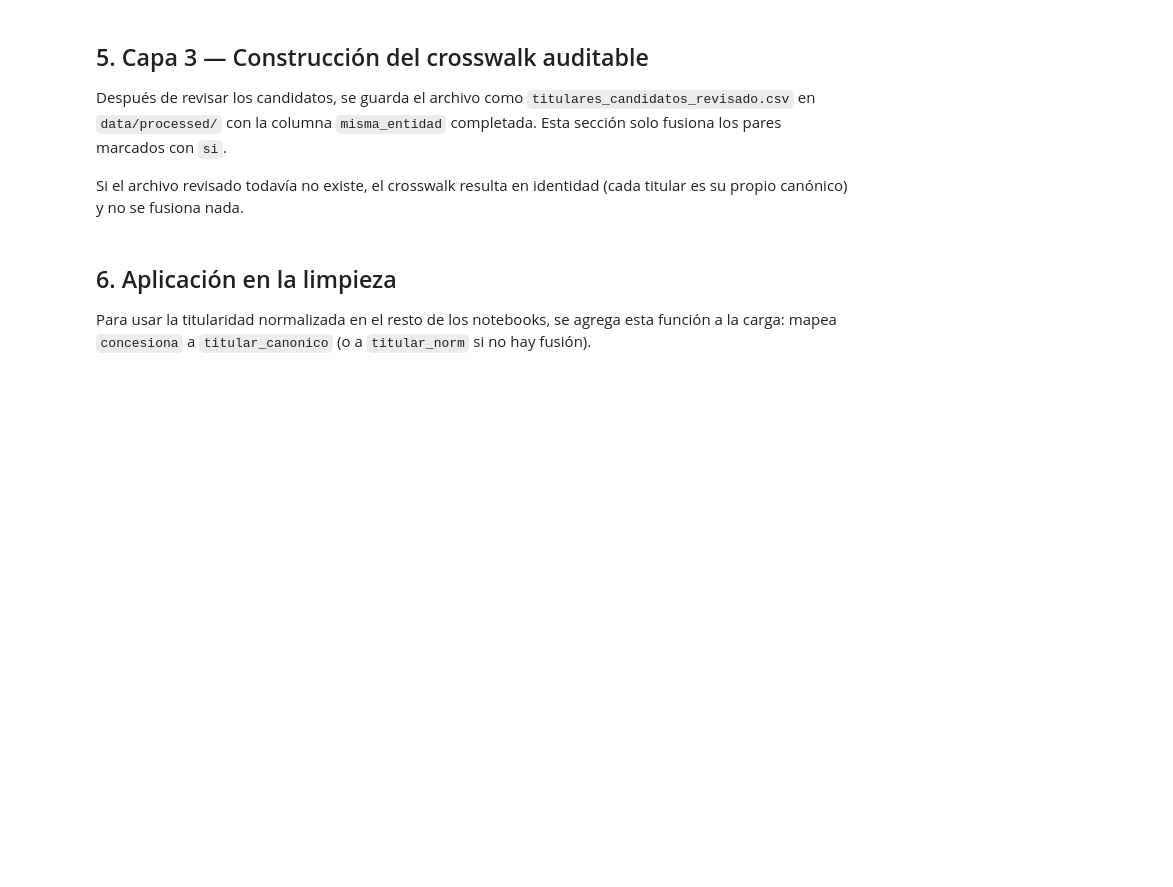
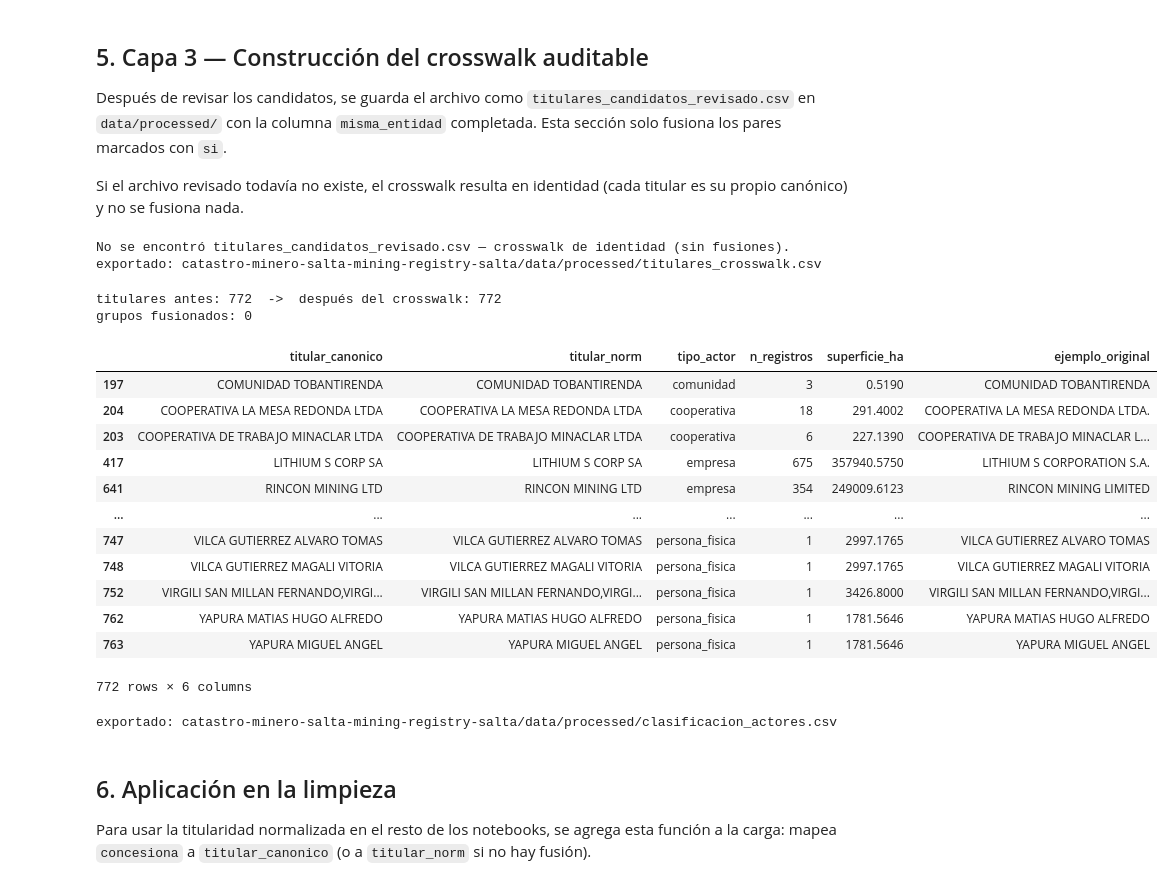
Before and after one commit to Camilamop/catastro-minero-salta-mining-registry-salta, a Jupyter notebook: notebooks/02_Normalizacion_Titulares.ipynb, the cells around one changed output. Cells and saved outputs as stored; diff of their text form; code cells hidden in the pictures; blank space fills up the shorter version.

Commit message:
actores2

```diff
--- a/notebooks/02_Normalizacion_Titulares.ipynb
+++ b/notebooks/02_Normalizacion_Titulares.ipynb
@@ -132,6 +142,12 @@ def tipo_actor(s):
     if pd.isna(s) or s == '':
         return 'sin_dato'
     subs = [x for x in str(s).split(',') if x]
+    if any(p.startswith('MUNICIPALIDAD') or p.startswith('SECRETARIA') for p in subs):
+        return 'gubernamental'
+    if any('COMUNIDAD' in p for p in subs):
+        return 'comunidad'
+    if any('COOPERATIVA' in p for p in subs):
+        return 'cooperativa'
     flags = [any(tok in FORMAS_SET for tok in sub.split()) for sub in subs]
     if all(flags):
         return 'empresa'
@@ -279,6 +322,9 @@ crosswalk = pd.DataFrame(filas)
 ruta_cw = PROCESSED / "titulares_crosswalk.csv"
 crosswalk.to_csv(ruta_cw, index=False, encoding='utf-8-sig')
 print("exportado:", ruta_cw)
+# %% [output]
+No se encontró titulares_candidatos_revisado.csv — crosswalk de identidad (sin fusiones).
+exportado: catastro-minero-salta-mining-registry-salta/data/processed/titulares_crosswalk.csv
 # %%
 #@title
 # Auditoría: qué se fusiona en qué
@@ -294,6 +340,44 @@ for miembros in fusionados.values():
         if m != canonico:
             print(f"   <- {m}")
     print()
+# %% [output]
+titulares antes: 772  ->  después del crosswalk: 772
+grupos fusionados: 0
+# %%
+#@title
+# Exportar clasificación de actores
+
+mapa_canonico = dict(zip(crosswalk['titular_norm'], crosswalk['titular_canonico']))
+
+clasificacion = titulares[['titular_norm', 'tipo_actor', 'n_registros',
+                           'superficie_ha', 'ejemplo_original']].copy()
+clasificacion['titular_canonico'] = (clasificacion['titular_norm']
+                                     .map(mapa_canonico).fillna(clasificacion['titular_norm']))
+clasificacion = clasificacion[['titular_canonico', 'titular_norm', 'tipo_actor',
+                               'n_registros', 'superficie_ha', 'ejemplo_original']]
+clasificacion = clasificacion.sort_values(['tipo_actor', 'n_registros'],
+                                          ascending=[True, False])
+
+display(clasificacion)
+
+ruta_clasif = PROCESSED / "clasificacion_actores.csv"
+clasificacion.to_csv(ruta_clasif, index=False, encoding='utf-8-sig')
+print("exportado:", ruta_clasif)
+# %% [output]
+|  | titular_canonico | titular_norm | tipo_actor | n_registros | superficie_ha | ejemplo_original |
+| 197 | COMUNIDAD TOBANTIRENDA | COMUNIDAD TOBANTIRENDA | comunidad | 3 | 0.5190 | COMUNIDAD TOBANTIRENDA |
+| 204 | COOPERATIVA LA MESA REDONDA LTDA | COOPERATIVA LA MESA REDONDA LTDA | cooperativa | 18 | 291.4002 | COOPERATIVA LA MESA REDONDA LTDA. |
+| 203 | COOPERATIVA DE TRABAJO MINACLAR LTDA | COOPERATIVA DE TRABAJO MINACLAR LTDA | cooperativa | 6 | 227.1390 | COOPERATIVA DE TRABAJO MINACLAR L... |
+| 417 | LITHIUM S CORP SA | LITHIUM S CORP SA | empresa | 675 | 357940.5750 | LITHIUM S CORPORATION S.A. |
+| 641 | RINCON MINING LTD | RINCON MINING LTD | empresa | 354 | 249009.6123 | RINCON MINING LIMITED |
+| ... | ... | ... | ... | ... | ... | ... |
+| 747 | VILCA GUTIERREZ ALVARO TOMAS | VILCA GUTIERREZ ALVARO TOMAS | persona_fisica | 1 | 2997.1765 | VILCA GUTIERREZ ALVARO TOMAS |
+| 748 | VILCA GUTIERREZ MAGALI VITORIA | VILCA GUTIERREZ MAGALI VITORIA | persona_fisica | 1 | 2997.1765 | VILCA GUTIERREZ MAGALI VITORIA |
+| 752 | VIRGILI SAN MILLAN FERNANDO,VIRGI... | VIRGILI SAN MILLAN FERNANDO,VIRGI... | persona_fisica | 1 | 3426.8000 | VIRGILI SAN MILLAN FERNANDO,VIRGI... |
+| 762 | YAPURA MATIAS HUGO ALFREDO | YAPURA MATIAS HUGO ALFREDO | persona_fisica | 1 | 1781.5646 | YAPURA MATIAS HUGO ALFREDO |
+| 763 | YAPURA MIGUEL ANGEL | YAPURA MIGUEL ANGEL | persona_fisica | 1 | 1781.5646 | YAPURA MIGUEL ANGEL |
+772 rows × 6 columns
+exportado: catastro-minero-salta-mining-registry-salta/data/processed/clasificacion_actores.csv
 # %% [markdown]
 ## 6. Aplicación en la limpieza
 
```
Also changed, not shown: parts of 9 cells of this notebook, 1 other file.
